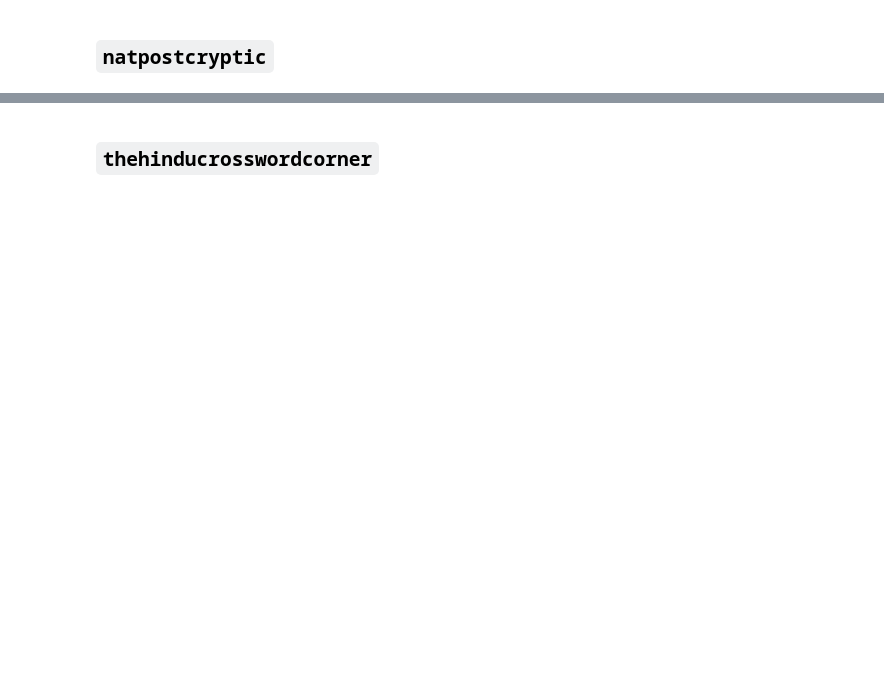
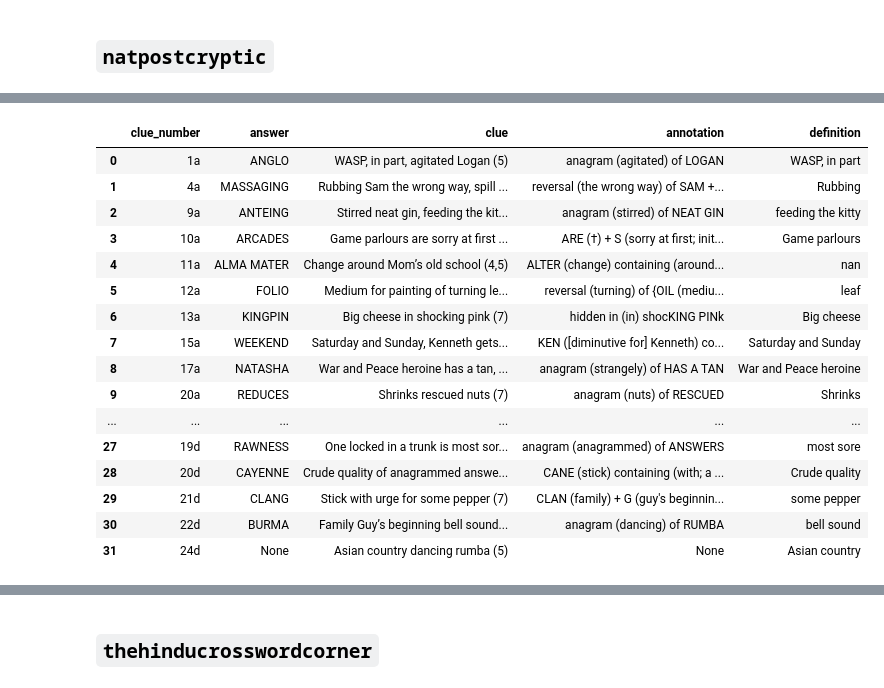
Before and after one commit to eigenfoo/cryptics, a Jupyter notebook: playground.ipynb, the cells around one changed output, grey strips where cells are left out. Drawn from its saved outputs; the diff is of its cells as text; code cells hidden in the pictures; blank space fills up the shorter version.

```diff
--- a/playground.ipynb
+++ b/playground.ipynb
@@ -193,7 +193,10 @@ source_url = (
     # "https://natpostcryptic.blogspot.com/2019/01/saturday-january-19-2019-cox-rathvon.html"
     # "https://natpostcryptic.blogspot.com/2014/03/saturday-march-1-2014-preliminary.html"
     # "https://natpostcryptic.blogspot.com/2014/07/saturday-july-5-2014-preliminary-posting.html"
-    "https://natpostcryptic.blogspot.com/2014/04/saturday-april-12-2014-preliminary-post.html"
+    # "https://natpostcryptic.blogspot.com/2014/04/saturday-april-12-2014-preliminary-post.html"
+    # "https://natpostcryptic.blogspot.com/2014/12/saturday-december-20-2014-preliminary.html"
+    # "https://natpostcryptic.blogspot.com/2015/04/saturday-april-18-2015-cox-rathvon.html"
+    "https://natpostcryptic.blogspot.com/2015/06/saturday-june-20-2015-cox-rathvon.html"
 )
 html = requests.get(source_url, headers=headers)
 # %% [output]
@@ -302 +305,21 @@ def parse_special_type_1(html):
 [interactive output not drawn]
+# %%
+out
+# %% [output]
+|  | clue_number | answer | clue | annotation | definition |
+| 0 | 1a | ANGLO | WASP, in part, agitated Logan (5) | anagram (agitated) of LOGAN | WASP, in part |
+| 1 | 4a | MASSAGING | Rubbing Sam the wrong way, spill ... | reversal (the wrong way) of SAM +... | Rubbing |
+| 2 | 9a | ANTEING | Stirred neat gin, feeding the kit... | anagram (stirred) of NEAT GIN | feeding the kitty |
+| 3 | 10a | ARCADES | Game parlours are sorry at first ... | ARE (†) + S (sorry at first; init... | Game parlours |
+| 4 | 11a | ALMA MATER | Change around Mom’s old school (4,5) | ALTER (change) containing (around... | nan |
+| 5 | 12a | FOLIO | Medium for painting of turning le... | reversal (turning) of {OIL (mediu... | leaf |
+| 6 | 13a | KINGPIN | Big cheese in shocking pink (7) | hidden in (in) shocKING PINk | Big cheese |
+| 7 | 15a | WEEKEND | Saturday and Sunday, Kenneth gets... | KEN ([diminutive for] Kenneth) co... | Saturday and Sunday |
+| 8 | 17a | NATASHA | War and Peace heroine has a tan, ... | anagram (strangely) of HAS A TAN | War and Peace heroine |
+| 9 | 20a | REDUCES | Shrinks rescued nuts (7) | anagram (nuts) of RESCUED | Shrinks |
+| ... | ... | ... | ... | ... | ... |
+| 27 | 19d | RAWNESS | One locked in a trunk is most sor... | anagram (anagrammed) of ANSWERS | most sore |
+| 28 | 20d | CAYENNE | Crude quality of anagrammed answe... | CANE (stick) containing (with; a ... | Crude quality |
+| 29 | 21d | CLANG | Stick with urge for some pepper (7) | CLAN (family) + G (guy's beginnin... | some pepper |
+| 30 | 22d | BURMA | Family Guy’s beginning bell sound... | anagram (dancing) of RUMBA | bell sound |
+| 31 | 24d | None | Asian country dancing rumba (5) | None | Asian country |
```
Also changed, not shown: parts of 10 cells of this notebook.
